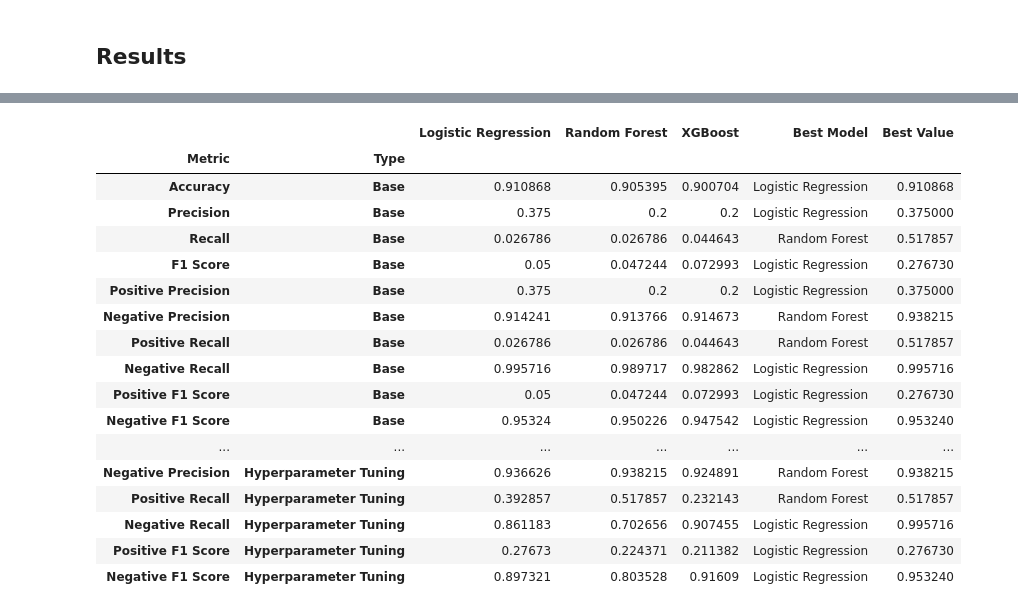
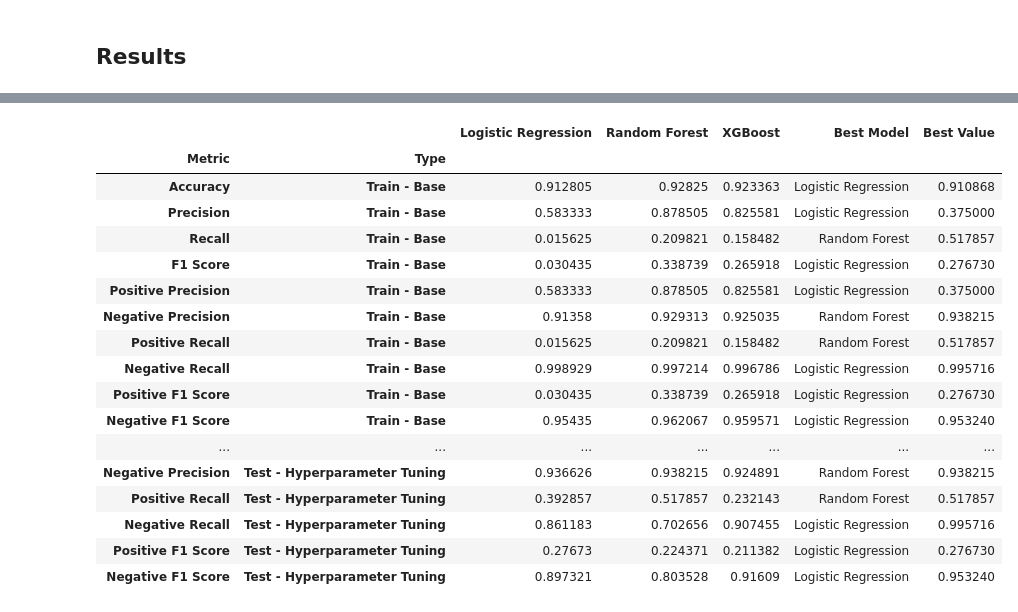
Before and after one commit to itsGarrin/prepaid-card-marketing, a Jupyter notebook: notebook/prepaid-card-marketing.ipynb, the cells around one changed output, grey strips where cells are left out. Cells and saved outputs as stored; diff of their text form; code cells hidden in the pictures.

Commit message:
added graphs and training metrics

```diff
--- a/notebook/prepaid-card-marketing.ipynb
+++ b/notebook/prepaid-card-marketing.ipynb
@@ -476,6 +498,7 @@ rf_model.fit(X_train_top, y_train)
 RandomForestClassifier(random_state=42)
 # %%
 # evaluate the model with default hyperparameters
+y_pred_rf_train = rf_model.predict(X_train_top)
 y_pred_rf = rf_model.predict(X_test_top)
 # %%
 # Define the parameter distribution for RandomizedSearchCV
@@ -531,6 +554,7 @@ Best Parameters:  {'bootstrap': True, 'class_weight': 'balanced', 'max_depth': 9
 Best Score:  0.2579007124982189
 # %%
 # evaluate the model with the best hyperparameters
+y_pred_rf_hyper_train = rf_random_search.predict(X_train_top)
 y_pred_rf_hyper = rf_random_search.predict(X_test_top)
 # %% [markdown]
 #### Classification Report
@@ -565,6 +589,7 @@ XGBClassifier(base_score=None, booster=None, callbacks=None,
               num_parallel_tree=None, random_state=42, ...)
 # %%
 # evaluate the model with default hyperparameters
+y_pred_xgb_train = xgb_model.predict(X_train_top)
 y_pred_xgb = xgb_model.predict(X_test_top)
 # %%
 # Define the parameter distribution for GridSearchCV
@@ -639,6 +664,7 @@ Best Parameters:  {'colsample_bytree': 0.1349512609864809, 'gamma': 0.3032655146
 Best Score:  0.2692687239263739
 # %%
 # evaluate the model with the best hyperparameters
+y_pred_xgb_hyper_train = xgb_random_search.predict(X_train_top)
 y_pred_xgb_hyper = xgb_random_search.predict(X_test_top)
 # %% [markdown]
 #### Classification Report
@@ -659,27 +739,32 @@ weighted avg       0.86      0.85      0.85      1279
 # %%
 models = ['Logistic Regression', 'Random Forest', 'XGBoost']
-predictions_base = [y_pred_lr_hyper, y_pred_rf, y_pred_xgb]
-predictions_hyper = [y_pred_lr_optimal, y_pred_rf_hyper, y_pred_xgb_hyper]
+predictions_base_train = [y_pred_lr_hyper_train, y_pred_rf_train, y_pred_xgb_train]
+predictions_hyper_train = [y_pred_lr_optimal_train, y_pred_rf_hyper_train, y_pred_xgb_hyper_train]
+predictions_base_test = [y_pred_lr_hyper, y_pred_rf, y_pred_xgb]
+predictions_hyper_test = [y_pred_lr_optimal, y_pred_rf_hyper, y_pred_xgb_hyper]
 
-results = utils.evaluate_models(models=models, predictions_base=predictions_base, predictions_hyper=predictions_hyper,
-                                X=X_test_top, y_test=y_test)
+results = utils.evaluate_models(models=models, predictions_base_train=predictions_base_train,
+                                predictions_hyper_train=predictions_hyper_train,
+                                predictions_base_test=predictions_base_test,
+                                predictions_hyper_test=predictions_hyper_test,
+                                X=X_test_top, y_train=y_train, y_test=y_test)
 results
 # %% [output]
 |  |  | Logistic Regression | Random Forest | XGBoost | Best Model | Best Value |
 | Metric | Type |  |  |  |  |  |
-| Accuracy | Base | 0.910868 | 0.905395 | 0.900704 | Logistic Regression | 0.910868 |
-| Precision | Base | 0.375 | 0.2 | 0.2 | Logistic Regression | 0.375000 |
-| Recall | Base | 0.026786 | 0.026786 | 0.044643 | Random Forest | 0.517857 |
-| F1 Score | Base | 0.05 | 0.047244 | 0.072993 | Logistic Regression | 0.276730 |
-| Positive Precision | Base | 0.375 | 0.2 | 0.2 | Logistic Regression | 0.375000 |
-| Negative Precision | Base | 0.914241 | 0.913766 | 0.914673 | Random Forest | 0.938215 |
-| Positive Recall | Base | 0.026786 | 0.026786 | 0.044643 | Random Forest | 0.517857 |
-| Negative Recall | Base | 0.995716 | 0.989717 | 0.982862 | Logistic Regression | 0.995716 |
-| Positive F1 Score | Base | 0.05 | 0.047244 | 0.072993 | Logistic Regression | 0.276730 |
-| Negative F1 Score | Base | 0.95324 | 0.950226 | 0.947542 | Logistic Regression | 0.953240 |
+| Accuracy | Train - Base | 0.912805 | 0.92825 | 0.923363 | Logistic Regression | 0.910868 |
+| Precision | Train - Base | 0.583333 | 0.878505 | 0.825581 | Logistic Regression | 0.375000 |
+| Recall | Train - Base | 0.015625 | 0.209821 | 0.158482 | Random Forest | 0.517857 |
+| F1 Score | Train - Base | 0.030435 | 0.338739 | 0.265918 | Logistic Regression | 0.276730 |
+| Positive Precision | Train - Base | 0.583333 | 0.878505 | 0.825581 | Logistic Regression | 0.375000 |
+| Negative Precision | Train - Base | 0.91358 | 0.929313 | 0.925035 | Random Forest | 0.938215 |
+| Positive Recall | Train - Base | 0.015625 | 0.209821 | 0.158482 | Random Forest | 0.517857 |
+| Negative Recall | Train - Base | 0.998929 | 0.997214 | 0.996786 | Logistic Regression | 0.995716 |
+| Positive F1 Score | Train - Base | 0.030435 | 0.338739 | 0.265918 | Logistic Regression | 0.276730 |
+| Negative F1 Score | Train - Base | 0.95435 | 0.962067 | 0.959571 | Logistic Regression | 0.953240 |
 | ... | ... | ... | ... | ... | ... | ... |
-| Negative Precision | Hyperparameter Tuning | 0.936626 | 0.938215 | 0.924891 | Random Forest | 0.938215 |
-| Positive Recall | Hyperparameter Tuning | 0.392857 | 0.517857 | 0.232143 | Random Forest | 0.517857 |
-| Negative Recall | Hyperparameter Tuning | 0.861183 | 0.702656 | 0.907455 | Logistic Regression | 0.995716 |
-| Positive F1 Score | Hyperparameter Tuning | 0.27673 | 0.224371 | 0.211382 | Logistic Regression | 0.276730 |
-| Negative F1 Score | Hyperparameter Tuning | 0.897321 | 0.803528 | 0.91609 | Logistic Regression | 0.953240 |
+| Negative Precision | Test - Hyperparameter Tuning | 0.936626 | 0.938215 | 0.924891 | Random Forest | 0.938215 |
+| Positive Recall | Test - Hyperparameter Tuning | 0.392857 | 0.517857 | 0.232143 | Random Forest | 0.517857 |
+| Negative Recall | Test - Hyperparameter Tuning | 0.861183 | 0.702656 | 0.907455 | Logistic Regression | 0.995716 |
+| Positive F1 Score | Test - Hyperparameter Tuning | 0.27673 | 0.224371 | 0.211382 | Logistic Regression | 0.276730 |
+| Negative F1 Score | Test - Hyperparameter Tuning | 0.897321 | 0.803528 | 0.91609 | Logistic Regression | 0.953240 |
```
Also changed, not shown: parts of 13 cells of this notebook, 1 other file.
